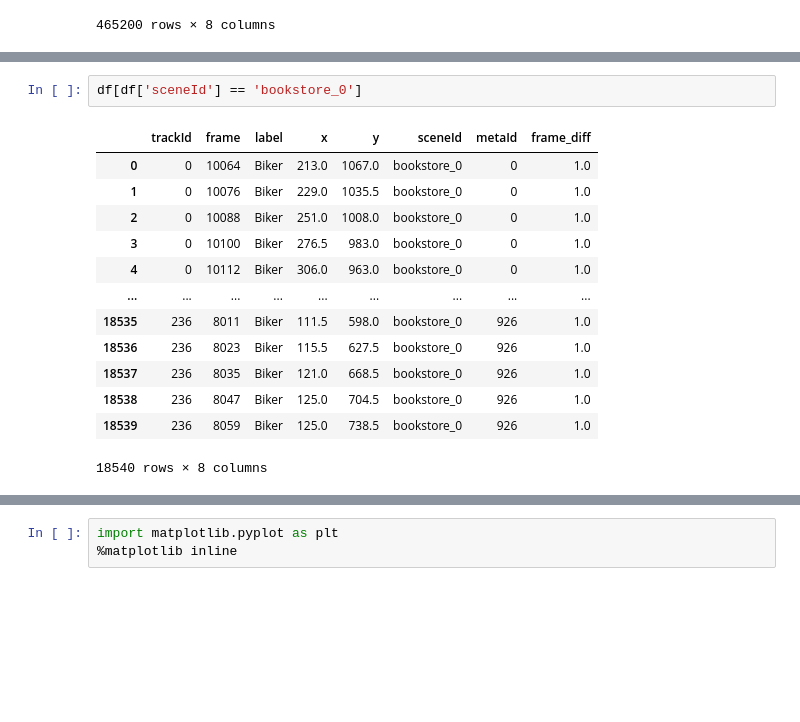
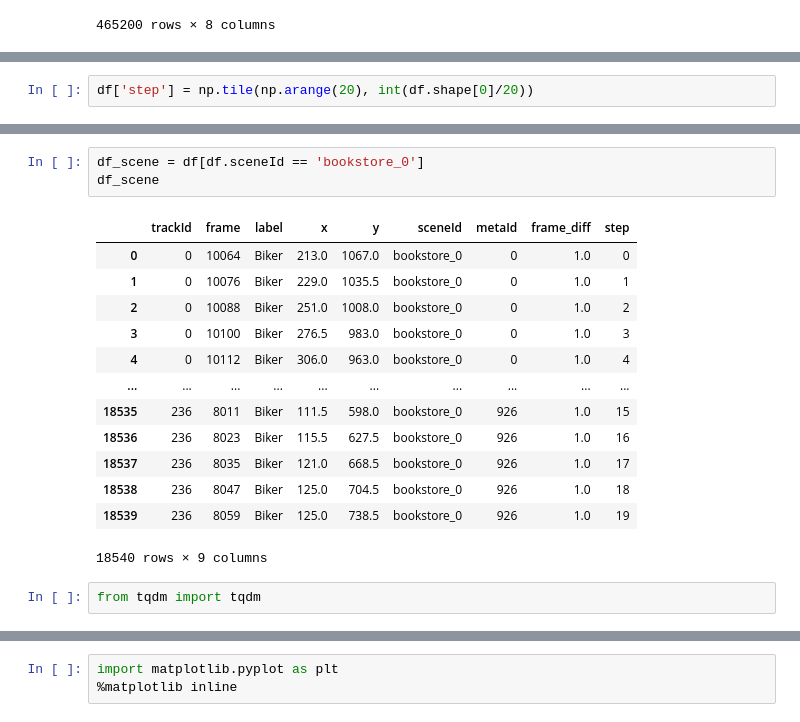
Before and after one commit to danyayay/ynet_adaptive, a Jupyter notebook: notebook/dataset.ipynb, the cells around one changed output, grey strips where cells are left out. Cells and saved outputs as stored; diff of their text form; blank space fills up the shorter version.

```diff
--- a/notebook/dataset.ipynb
+++ b/notebook/dataset.ipynb
@@ -43,0 +68,2 @@ df
+# %%
+df['step'] = np.tile(np.arange(20), int(df.shape[0]/20))
@@ -44,16 +86,19 @@ df
 # %%
-df[df['sceneId'] == 'bookstore_0']
+df_scene = df[df.sceneId == 'bookstore_0']
+df_scene
 # %% [output]
-|  | trackId | frame | label | x | y | sceneId | metaId | frame_diff |
-| 0 | 0 | 10064 | Biker | 213.0 | 1067.0 | bookstore_0 | 0 | 1.0 |
-| 1 | 0 | 10076 | Biker | 229.0 | 1035.5 | bookstore_0 | 0 | 1.0 |
-| 2 | 0 | 10088 | Biker | 251.0 | 1008.0 | bookstore_0 | 0 | 1.0 |
-| 3 | 0 | 10100 | Biker | 276.5 | 983.0 | bookstore_0 | 0 | 1.0 |
-| 4 | 0 | 10112 | Biker | 306.0 | 963.0 | bookstore_0 | 0 | 1.0 |
-| ... | ... | ... | ... | ... | ... | ... | ... | ... |
-| 18535 | 236 | 8011 | Biker | 111.5 | 598.0 | bookstore_0 | 926 | 1.0 |
-| 18536 | 236 | 8023 | Biker | 115.5 | 627.5 | bookstore_0 | 926 | 1.0 |
-| 18537 | 236 | 8035 | Biker | 121.0 | 668.5 | bookstore_0 | 926 | 1.0 |
-| 18538 | 236 | 8047 | Biker | 125.0 | 704.5 | bookstore_0 | 926 | 1.0 |
-| 18539 | 236 | 8059 | Biker | 125.0 | 738.5 | bookstore_0 | 926 | 1.0 |
+|  | trackId | frame | label | x | y | sceneId | metaId | frame_diff | step |
+| 0 | 0 | 10064 | Biker | 213.0 | 1067.0 | bookstore_0 | 0 | 1.0 | 0 |
+| 1 | 0 | 10076 | Biker | 229.0 | 1035.5 | bookstore_0 | 0 | 1.0 | 1 |
+| 2 | 0 | 10088 | Biker | 251.0 | 1008.0 | bookstore_0 | 0 | 1.0 | 2 |
+| 3 | 0 | 10100 | Biker | 276.5 | 983.0 | bookstore_0 | 0 | 1.0 | 3 |
+| 4 | 0 | 10112 | Biker | 306.0 | 963.0 | bookstore_0 | 0 | 1.0 | 4 |
+| ... | ... | ... | ... | ... | ... | ... | ... | ... | ... |
+| 18535 | 236 | 8011 | Biker | 111.5 | 598.0 | bookstore_0 | 926 | 1.0 | 15 |
+| 18536 | 236 | 8023 | Biker | 115.5 | 627.5 | bookstore_0 | 926 | 1.0 | 16 |
+| 18537 | 236 | 8035 | Biker | 121.0 | 668.5 | bookstore_0 | 926 | 1.0 | 17 |
+| 18538 | 236 | 8047 | Biker | 125.0 | 704.5 | bookstore_0 | 926 | 1.0 | 18 |
+| 18539 | 236 | 8059 | Biker | 125.0 | 738.5 | bookstore_0 | 926 | 1.0 | 19 |
-18540 rows × 8 columns
+18540 rows × 9 columns
+# %%
+from tqdm import tqdm
```
Also changed, not shown: parts of 61 cells of this notebook, 2 other files.
